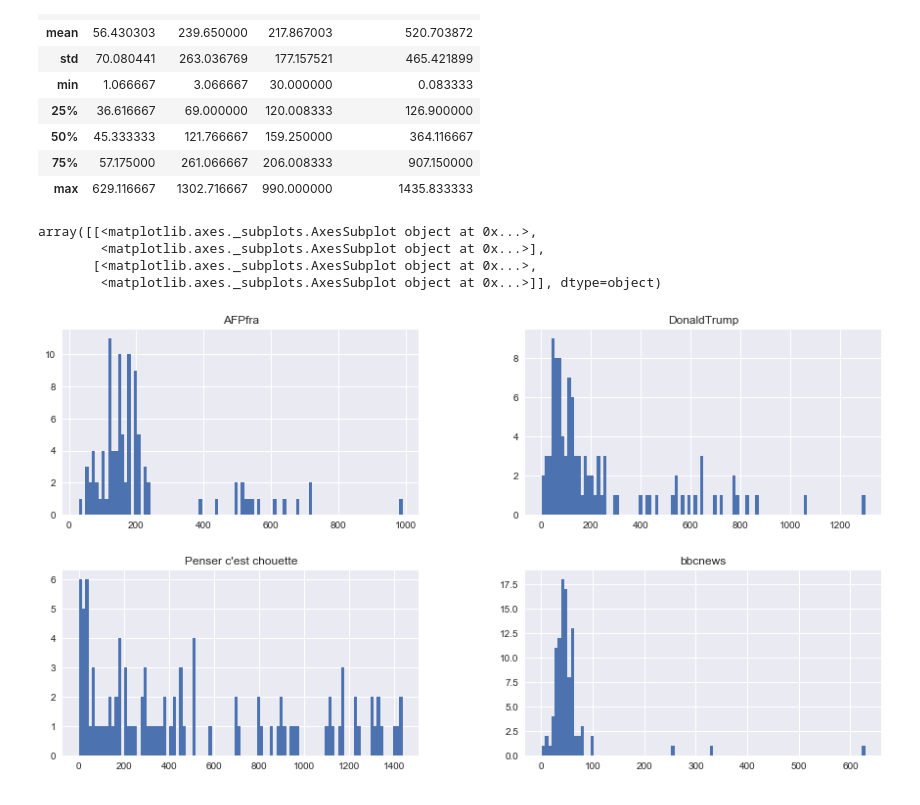
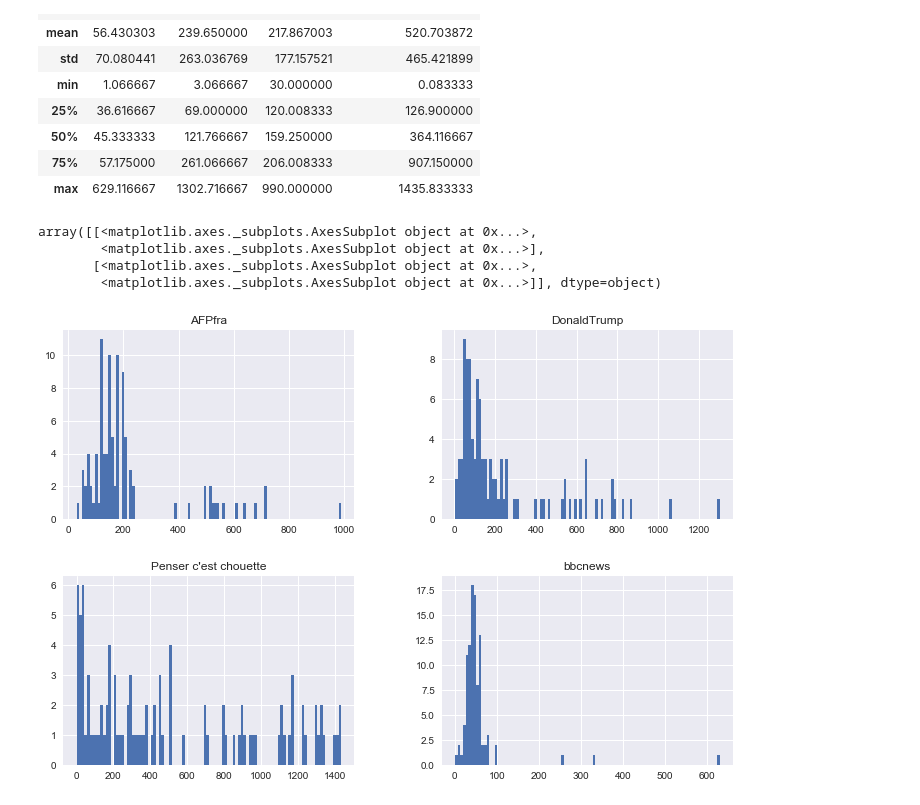
Before and after one commit to FakeNewsProject/FakeNews, a Jupyter notebook: Facebook Data/API Graph Download.ipynb, the cells around one changed output. Cells and saved outputs as stored; diff of their text form; code cells hidden in the pictures.

```diff
--- a/Facebook Data/API Graph Download.ipynb
+++ b/Facebook Data/API Graph Download.ipynb
@@ -115,13 +116,13 @@ df_freq.describe()
 | 75% | 57.175000 | 261.066667 | 206.008333 | 907.150000 |
 | max | 629.116667 | 1302.716667 | 990.000000 | 1435.833333 |
 # %%
-df_freq.hist(bins=100,figsize=(15,8))
+df_freq.hist(bins=100,figsize=(12,8))
 # %% [output]
 array([[<matplotlib.axes._subplots.AxesSubplot object at 0x...>,
         <matplotlib.axes._subplots.AxesSubplot object at 0x...>],
        [<matplotlib.axes._subplots.AxesSubplot object at 0x...>,
         <matplotlib.axes._subplots.AxesSubplot object at 0x...>]], dtype=object)
-[figure, old version]
+[figure, new version]
 # %%
 X = df_freq["bbcnews"].values.reshape(-1,1)
 # %%
```
Also changed, not shown: parts of 1 cell of this notebook, 2 other files.
